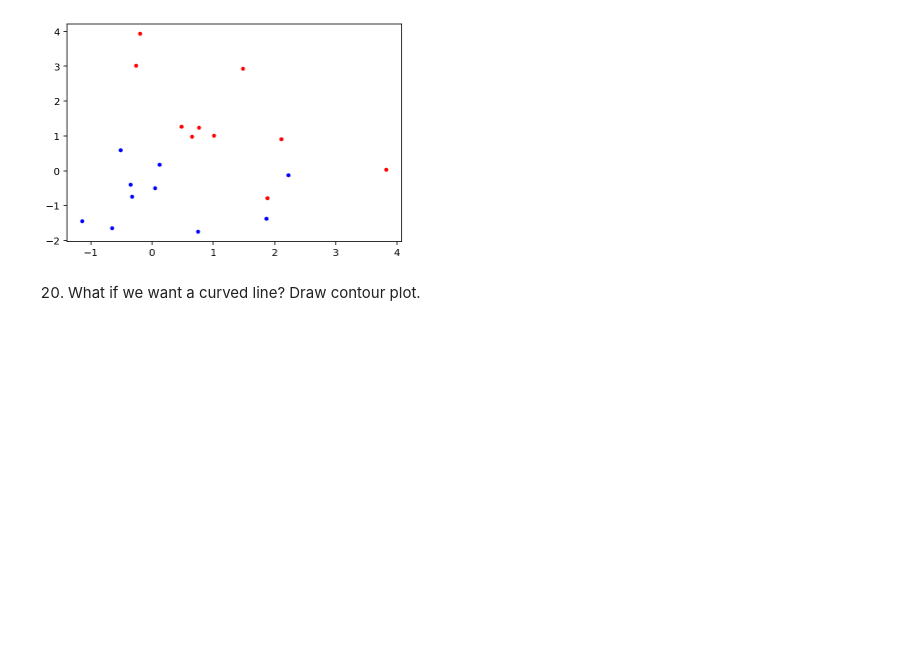
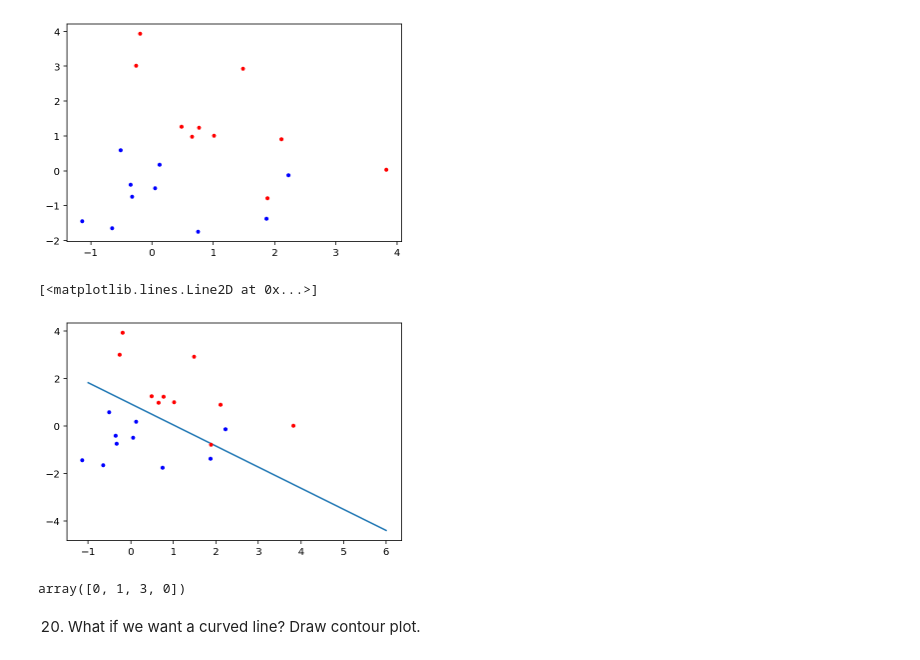
Before and after one commit to muic-pattern-rekt-2018/Exercise9, a Jupyter notebook: Support Vector Machine.ipynb, the cells around one changed output. Cells and saved outputs as stored; diff of their text form; code cells hidden in the pictures; blank space fills up the shorter version.

```diff
--- a/Support Vector Machine.ipynb
+++ b/Support Vector Machine.ipynb
@@ -174,3 +170,32 @@ def cost(v):
+# %%
+def cost(v):
+    w = v[:-1]
+    b = v[-1]
+
+    xi = 1- classes*(data @ w + b)
+    #print(xi)
+    slap = np.maximum(0, xi)
+    #print(slap)
+    return sum(slap)*100_000 + sum(w**2)
+
+res = minimize(cost, np.array([10,20,10.]))
+
+w = res.x[:-1]
+b = res.x[-1]
+
+xs = np.linspace(-1,6,100)
+ys = -b/w[1] - w[0]/w[1]*xs
+
+plt.plot(xs, ys)
+plt.plot(xp[:, 0], xp[:,1], '.b')
+plt.plot(xm[:, 0], xm[:,1], '.r')
+# %% [output]
+[<matplotlib.lines.Line2D at 0x...>]
+[figure, added]
+# %%
+np.maximum(0, np.array([-1,1,3,-4]))
+# %% [output]
+array([0, 1, 3, 0])
 # %% [markdown]
 20) What if we want a curved line? Draw contour plot.
 # %%
```
Also changed, not shown: parts of 3 cells of this notebook.
